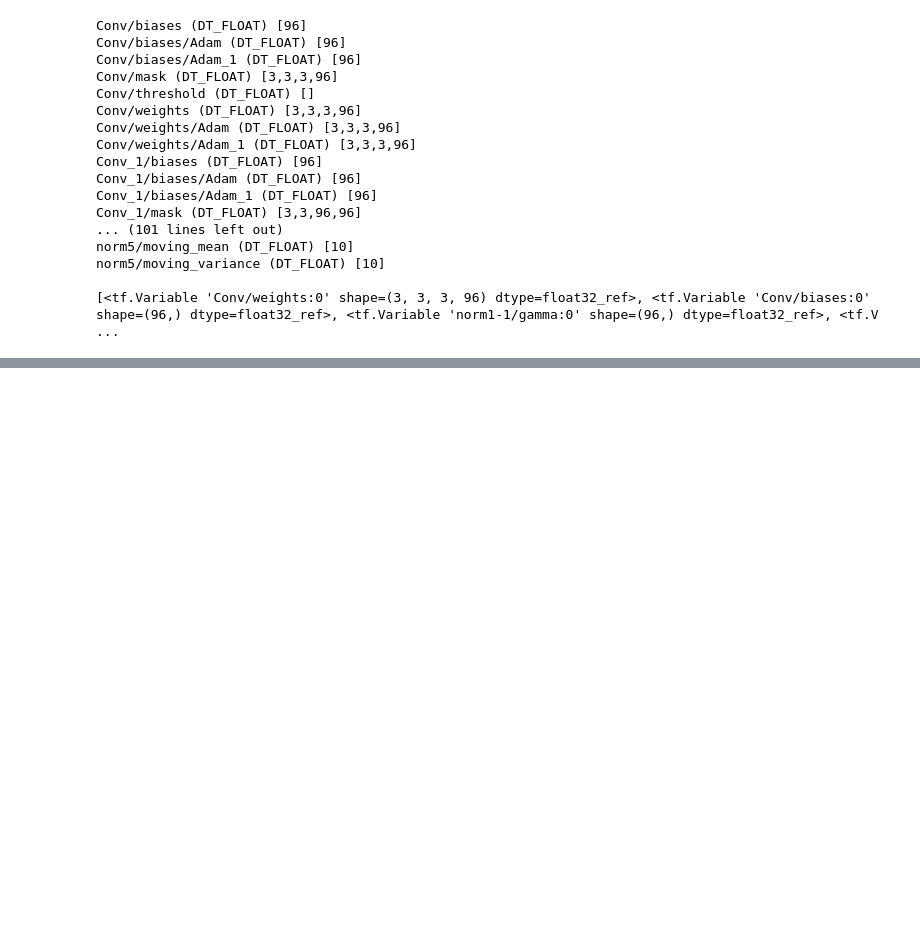
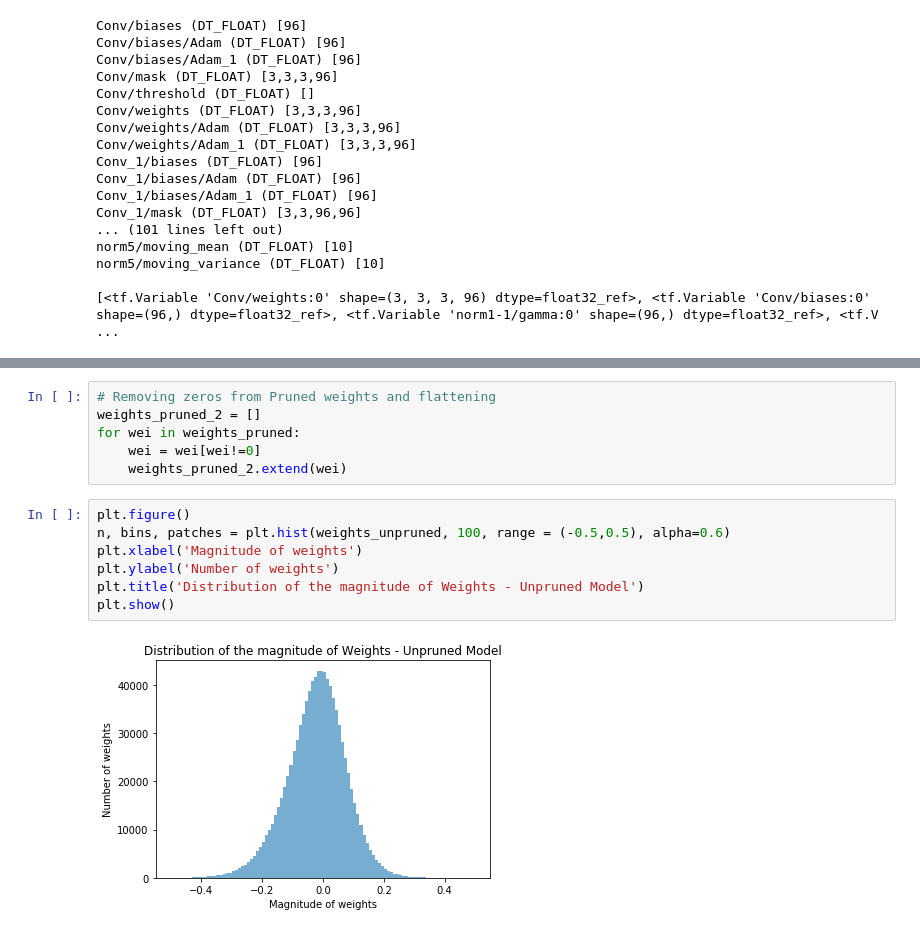
Before and after one commit to vikranth94/Model-Compression, a Jupyter notebook: Cifar_Pruning.ipynb, the cells around one changed output, grey strips where cells are left out. Drawn from its saved outputs; the diff is of its cells as text; blank space fills up the shorter version.

Commit message:
Pruning complete with plots

```diff
--- a/Cifar_Pruning.ipynb
+++ b/Cifar_Pruning.ipynb
@@ -354,3 +361,18 @@ plt.show()
 # %% [output]
 [interactive output not drawn]
 [interactive output not drawn]
+# %%
+# Removing zeros from Pruned weights and flattening
+weights_pruned_2 = []
+for wei in weights_pruned:
+    wei = wei[wei!=0]
+    weights_pruned_2.extend(wei)
+# %%
+plt.figure()
+n, bins, patches = plt.hist(weights_unpruned, 100, range = (-0.5,0.5), alpha=0.6)
+plt.xlabel('Magnitude of weights')
+plt.ylabel('Number of weights')
+plt.title('Distribution of the magnitude of Weights - Unpruned Model')
+plt.show()
+# %% [output]
+[figure, added]
```
Also changed, not shown: parts of 15 cells of this notebook, 1 other file.
